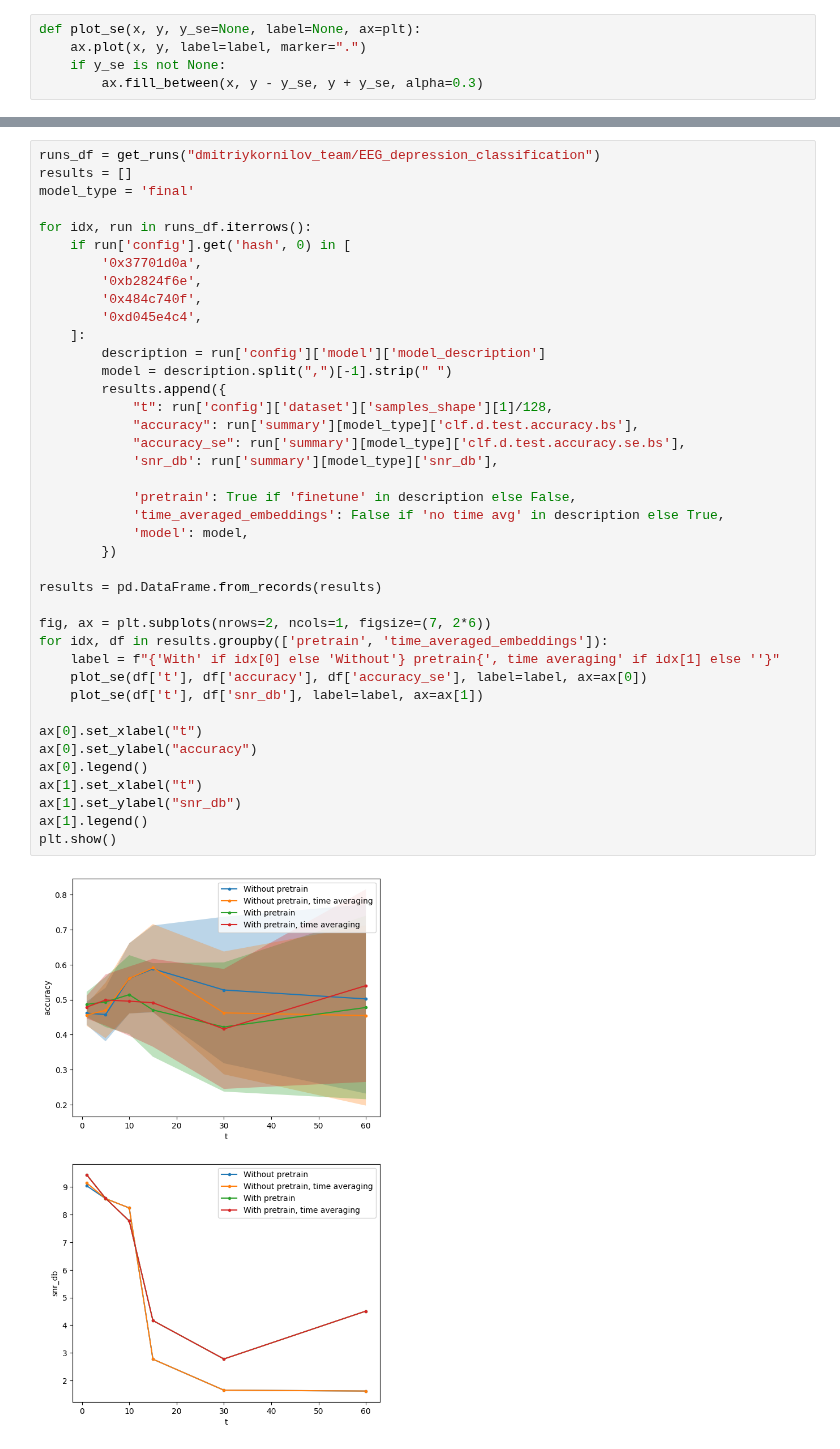
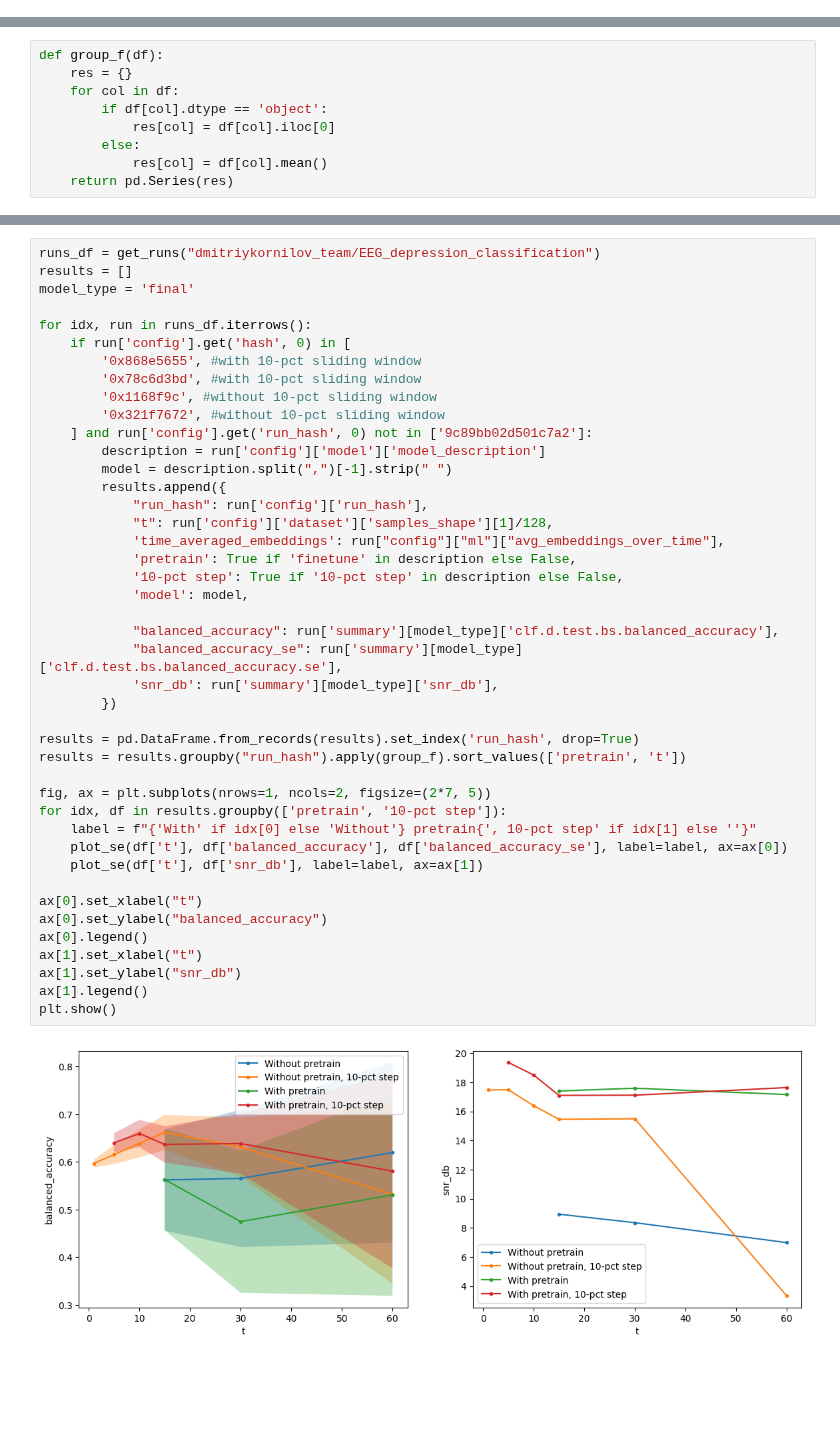
Before and after one commit to dwemer8/Depression_classification_from_EEG, a Jupyter notebook: results_analysis.ipynb, the cells around one changed output, grey strips where cells are left out. Drawn from its saved outputs; the diff is of its cells as text; blank space fills up the shorter version.

```diff
--- a/results_analysis.ipynb
+++ b/results_analysis.ipynb
@@ -26,5 +19,0 @@ def get_runs(project, api=api):
-# %%
-def plot_se(x, y, y_se=None, label=None, ax=plt):
-    ax.plot(x, y, label=label, marker=".")
-    if y_se is not None:
-        ax.fill_between(x, y - y_se, y + y_se, alpha=0.3)
@@ -34,0 +20,9 @@ def plot_se(x, y, y_se=None, label=None, ax=plt):
+# %%
+def group_f(df):
+    res = {}
+    for col in df:
+        if df[col].dtype == 'object':
+            res[col] = df[col].iloc[0]
+        else:
+            res[col] = df[col].mean()
+    return pd.Series(res)
@@ -35,42 +31,45 @@ def plot_se(x, y, y_se=None, label=None, ax=plt):
 # %%
 runs_df = get_runs("dmitriykornilov_team/EEG_depression_classification")
 results = []
 model_type = 'final'
 
 for idx, run in runs_df.iterrows():
     if run['config'].get('hash', 0) in [
-        '0x37701d0a',
-        '0xb2824f6e',
-        '0x484c740f',
-        '0xd045e4c4',
-    ]:
+        '0x868e5655', #with 10-pct sliding window
+        '0x78c6d3bd', #with 10-pct sliding window
+        '0x1168f9c', #without 10-pct sliding window
+        '0x321f7672', #without 10-pct sliding window
+    ] and run['config'].get('run_hash', 0) not in ['9c89bb02d501c7a2']:
         description = run['config']['model']['model_description']
         model = description.split(",")[-1].strip(" ")
         results.append({
+            "run_hash": run['config']['run_hash'],
             "t": run['config']['dataset']['samples_shape'][1]/128,
-            "accuracy": run['summary'][model_type]['clf.d.test.accuracy.bs'],
-            "accuracy_se": run['summary'][model_type]['clf.d.test.accuracy.se.bs'],
+            'time_averaged_embeddings': run["config"]["ml"]["avg_embeddings_over_time"],
+            'pretrain': True if 'finetune' in description else False,
+            '10-pct step': True if '10-pct step' in description else False,
+            'model': model,
+
+            "balanced_accuracy": run['summary'][model_type]['clf.d.test.bs.balanced_accuracy'],
+            "balanced_accuracy_se": run['summary'][model_type]['clf.d.test.bs.balanced_accuracy.se'],
             'snr_db': run['summary'][model_type]['snr_db'],
-
-            'pretrain': True if 'finetune' in description else False,
-            'time_averaged_embeddings': False if 'no time avg' in description else True,
-            'model': model,
         })
 
-results = pd.DataFrame.from_records(results)
+results = pd.DataFrame.from_records(results).set_index('run_hash', drop=True)
+results = results.groupby("run_hash").apply(group_f).sort_values(['pretrain', 't'])
 
-fig, ax = plt.subplots(nrows=2, ncols=1, figsize=(7, 2*6))
-for idx, df in results.groupby(['pretrain', 'time_averaged_embeddings']):
-    label = f"{'With' if idx[0] else 'Without'} pretrain{', time averaging' if idx[1] else ''}"
-    plot_se(df['t'], df['accuracy'], df['accuracy_se'], label=label, ax=ax[0])
+fig, ax = plt.subplots(nrows=1, ncols=2, figsize=(2*7, 5))
+for idx, df in results.groupby(['pretrain', '10-pct step']):
+    label = f"{'With' if idx[0] else 'Without'} pretrain{', 10-pct step' if idx[1] else ''}"
+    plot_se(df['t'], df['balanced_accuracy'], df['balanced_accuracy_se'], label=label, ax=ax[0])
     plot_se(df['t'], df['snr_db'], label=label, ax=ax[1])
 
 ax[0].set_xlabel("t")
-ax[0].set_ylabel("accuracy")
+ax[0].set_ylabel("balanced_accuracy")
 ax[0].legend()
 ax[1].set_xlabel("t")
 ax[1].set_ylabel("snr_db")
 ax[1].legend()
 plt.show()
 # %% [output]
-[figure, old version]
+[figure, new version]
```
Also changed, not shown: parts of 50 cells of this notebook, 11 other files.
